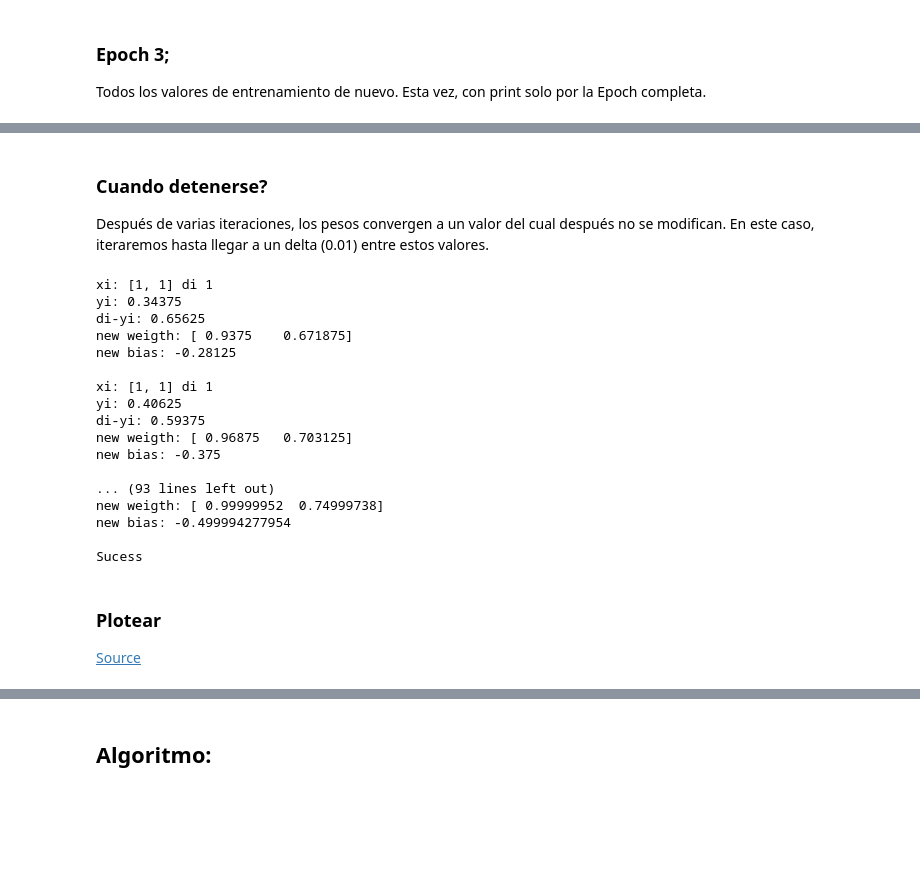
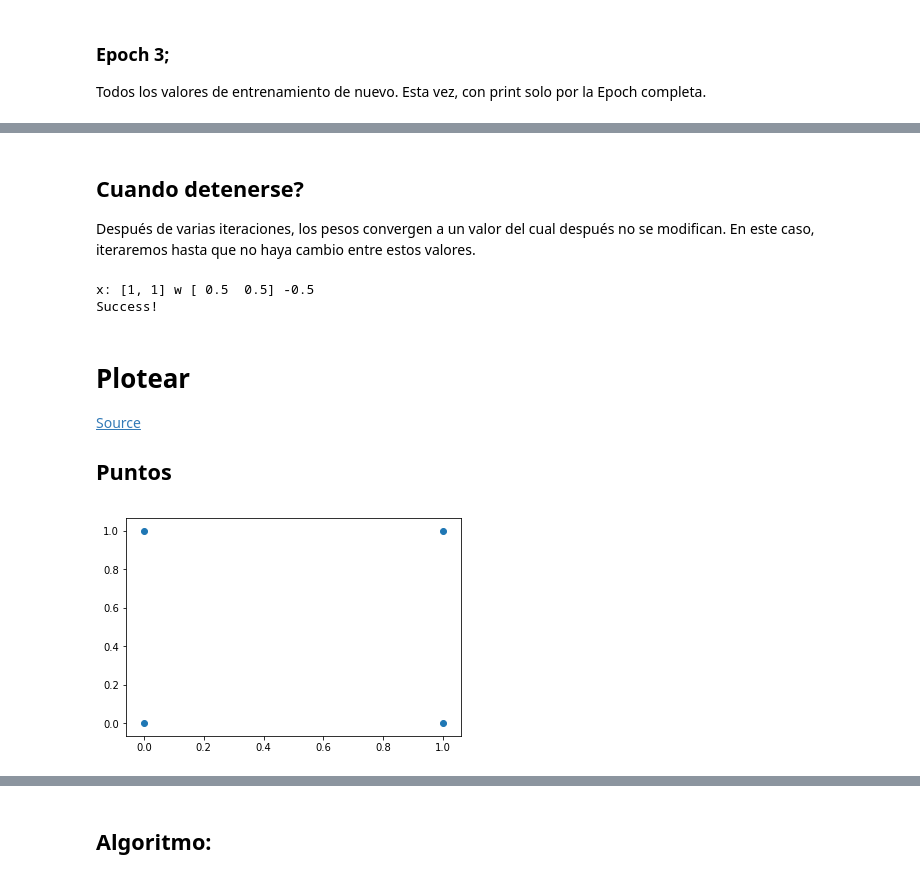
Before and after one commit to gabrieldelaparra/learnNN, a Jupyter notebook: 01 - Perceptron.ipynb, the cells around one changed output, grey strips where cells are left out. Drawn from its saved outputs; the diff is of its cells as text; code cells hidden in the pictures; blank space fills up the shorter version.

```diff
--- a/01 - Perceptron.ipynb
+++ b/01 - Perceptron.ipynb
@@ -292,47 +288,37 @@ new bias: -0.125
 # %% [markdown]
-### Cuando detenerse?
-Después de varias iteraciones, los pesos convergen a un valor del cual después no se modifican. En este caso, iteraremos hasta llegar a un delta (0.01) entre estos valores.
+## Cuando detenerse?
+Después de varias iteraciones, los pesos convergen a un valor del cual después no se modifican. En este caso, iteraremos hasta que no haya cambio entre estos valores.
-# %%
-delta = 0.00001
-while True:
-    old_wi = wi
-    old_w0 = w0
-
-    for i in range(len(trainingData)):
-        xi, di = trainingData[i]
-        yi = xi[0]*wi[0] + xi[1]*wi[1] + w0
-        wi = wi + learningRate*(di-yi)*np.array(xi)
-        w0 = w0 + learningRate*(di-yi)
-
-    print("xi:", xi, "di", di)
-    print("yi:", yi)
-    print("di-yi:", di - yi)
-    print("new weigth:", wi)
-    print("new bias:", w0)
-    print()
-
-    if( (abs(old_wi - wi)  < delta).all() and abs(old_w0 - w0) < delta ):
-        print("Sucess")
-        break
-# %% [output]
-xi: [1, 1] di 1
-yi: 0.34375
-di-yi: 0.65625
-new weigth: [ 0.9375    0.671875]
-new bias: -0.28125
-
-xi: [1, 1] di 1
-yi: 0.40625
-di-yi: 0.59375
-new weigth: [ 0.96875   0.703125]
-new bias: -0.375
-
-... (93 lines left out)
-new weigth: [ 0.99999952  0.74999738]
-new bias: -0.499994277954
-
-Sucess
+# %%
+while True:
+    old_w = w
+    old_b = b
+
+    for i in range(len(trainingData)):
+        xi, di = trainingData[i]
+        yi = xi[0] * w[0] + xi[1] * w[1] + b
+        error = di - step(yi)
+        w = w + learningRate * error * np.array(xi)
+        b = b + learningRate * error
+
+    print("x:", xi, "w", w, b)
+
+    if((old_w == w).all() and old_b == b):
+        print("Success!")
+        break;
+# %% [output]
+x: [1, 1] w [ 0.5  0.5] -0.5
+Success!
 # %% [markdown]
-### Plotear
+# Plotear
 
 [Source](https://stats.stackexchange.com/questions/169343/how-to-plot-the-or-function-along-with-the-decision-boundary-of-a-perceptron)
+
+## Puntos
+# %%
+inputs = [i[0] for i in trainingData]
+x = [i[0] for i in inputs]
+y = [i[1] for i in inputs]
+plt.scatter(x, y)
+plt.show()
+# %% [output]
+[figure, added]
```
Also changed, not shown: parts of 68 cells of this notebook, 1 other file.
